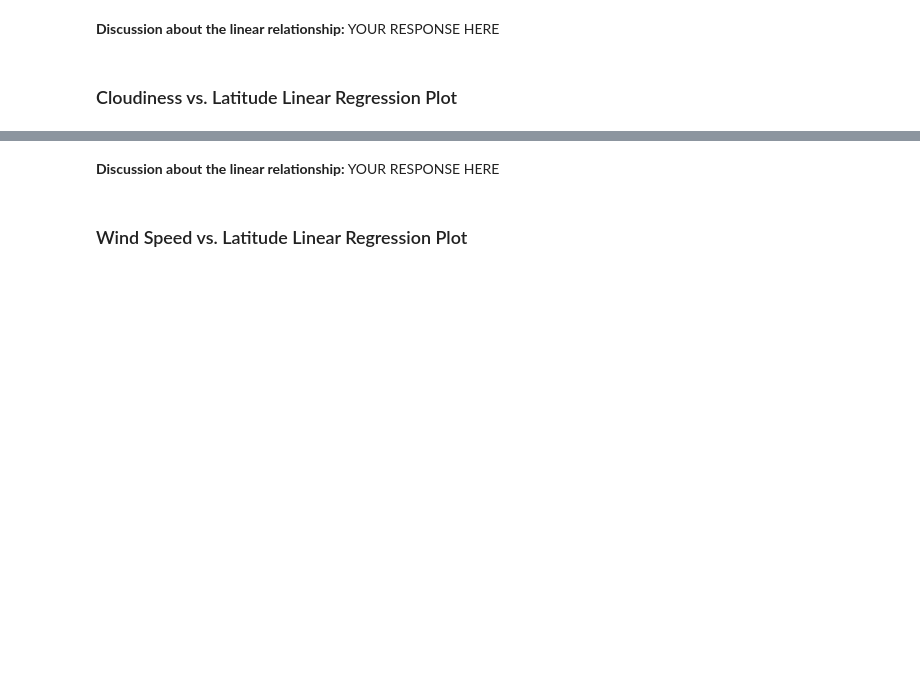
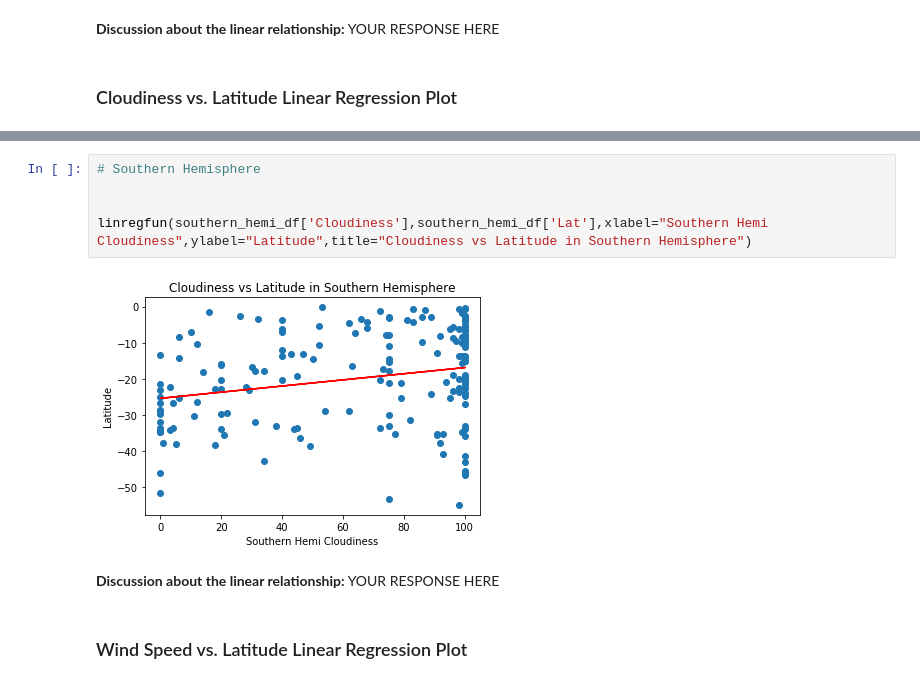
Before and after one commit to jf11235/python-api-challenge, a Jupyter notebook: WeatherPy.ipynb, the cells around one changed output, grey strips where cells are left out. Cells and saved outputs as stored; diff of their text form; blank space fills up the shorter version.

```diff
--- a/WeatherPy.ipynb
+++ b/WeatherPy.ipynb
@@ -358,3 +363,10 @@ linregfun(southern_hemi_df['Max Temp'], southern_hemi_df['Lat'],xlabel='Southern
+# %%
+# Southern Hemisphere
+
+
+linregfun(southern_hemi_df['Cloudiness'],southern_hemi_df['Lat'],xlabel="Southern Hemi Cloudiness",ylabel="Latitude",title="Cloudiness vs Latitude in Southern Hemisphere")
+# %% [output]
+[figure, added]
 # %% [markdown]
 **Discussion about the linear relationship:** YOUR RESPONSE HERE
 # %% [markdown]
```
Also changed, not shown: parts of 11 cells of this notebook.
